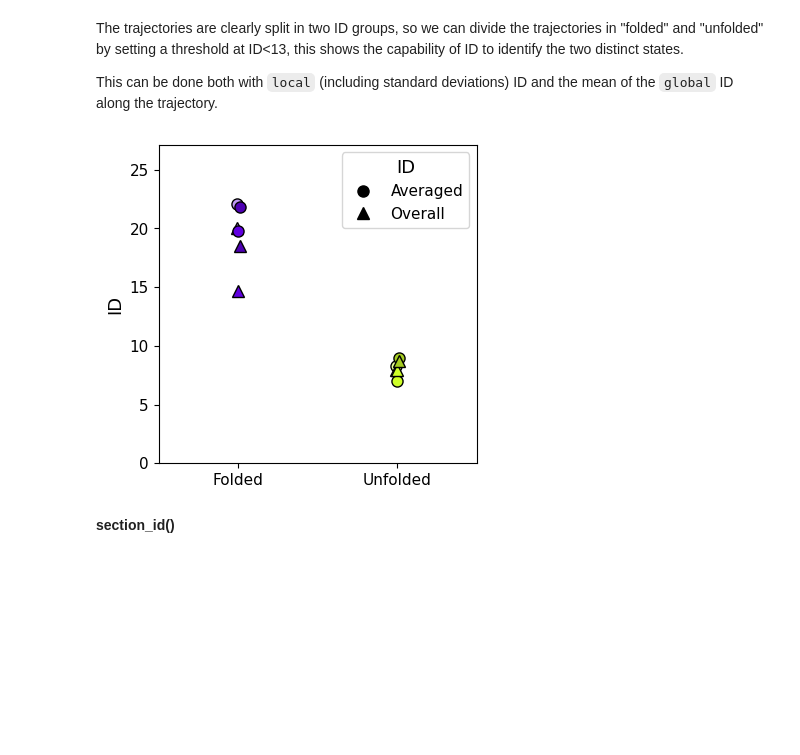
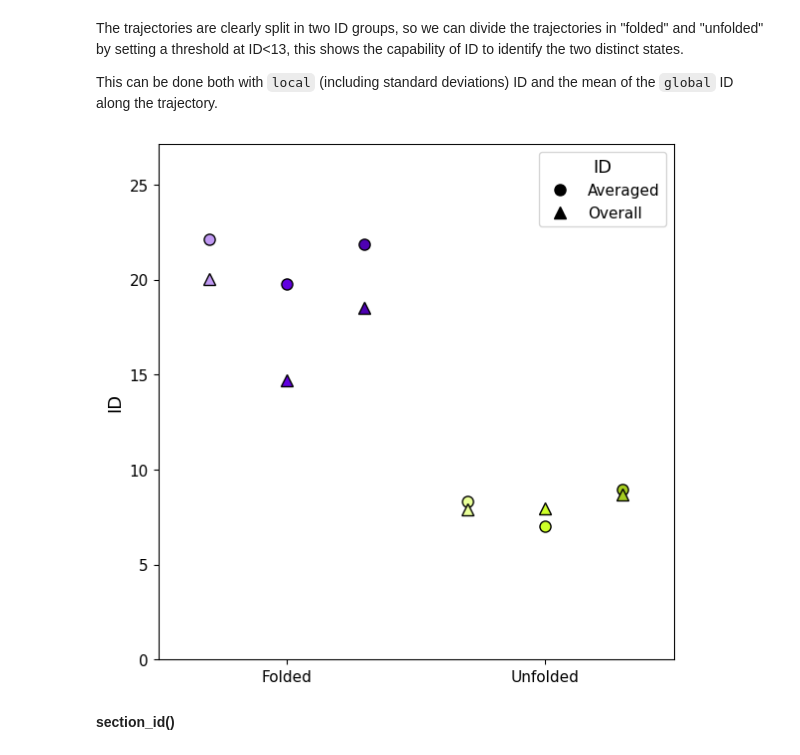
Before and after one commit to icazzaniga/MDIntrinsicDimension, a Jupyter notebook: docs/villin_plots.ipynb, the cells around one changed output. Drawn from its saved outputs; the diff is of its cells as text; code cells hidden in the pictures; blank space fills up the shorter version.

```diff
--- a/docs/villin_plots.ipynb
+++ b/docs/villin_plots.ipynb
@@ -140,9 +137,6 @@ The trajectories are clearly split in two ID groups, so we can divide the trajec
 
 This can be done both with ``local`` (including standard deviations) ID and the mean of the ``global`` ID along the trajectory.
 # %%
-# plot together overall and average
-# compute overall
-
 global_all = []
 global_last = []
 for state in states:
@@ -160,13 +154,13 @@ data["global_all"] = global_all
 data["global_last"] = global_last
 
 threshold_value = 13
-fig, ax = plt.subplots(figsize=(4, 4))
+fig, ax = plt.subplots(figsize=(6,6))
 
 folded_group = data[data["folded"] == True]
 unfolded_group = data[data["folded"] == False]
 
 groups = [(folded_group, 0, "Folded"), (unfolded_group, 1, "Unfolded")]
-shift_amount = 0.01
+shift_amount = 0.3
 
 for group, x_base, label_name in groups:
     n_points = len(group)
@@ -186,37 +180,36 @@ for group, x_base, label_name in groups:
             markeredgecolor="black",
         )  #
         plt.plot(
             x,
             row["global_all"],
             marker="^",
             markersize=8,
             color=colors.colors[color_idx],
             markeredgecolor="black",
         )
 
         # plt.scatter(x, y,color=colors.colors[color_idx],edgecolor='black',s=64,label=f"{row['trajectory']}")
 
 plt.xticks([0, 1], ["Folded", "Unfolded"])
 plt.xlim(-0.5, 1.5)
 ax.set_box_aspect(1)
-# plt.hlines(y=threshold_value, xmin=-0.5, xmax=1.5,linestyles="--", colors="gray", linewidth=0.5,label="Threshold")
+
 plt.ylabel("ID")
 plt.ylim(0, data["mean_all"].max() + 5)
 circle_handle = mlines.Line2D(
     [], [], color="black", marker="o", linestyle="None", markersize=8, label="Averaged"
 )
 triangle_handle = mlines.Line2D(
     [], [], color="black", marker="^", linestyle="None", markersize=8, label="Overall"
 )
 
 plt.legend(handles=[circle_handle, triangle_handle], title="ID", loc="best")
-
 plt.tight_layout()
-plt.savefig(f"../extra/villin_avg_overall_{projection_method}.pdf", dpi=300)
+#plt.savefig(f"../extra/villin_avg_overall_{projection_method}.pdf", dpi=300)
 
 plt.show()
 # %% [output]
-[figure, old version]
+[figure, new version]
 # %% [markdown]
 **section_id()**
 # %% [markdown]
```
Also changed, not shown: parts of 3 cells of this notebook, 9 other files.
